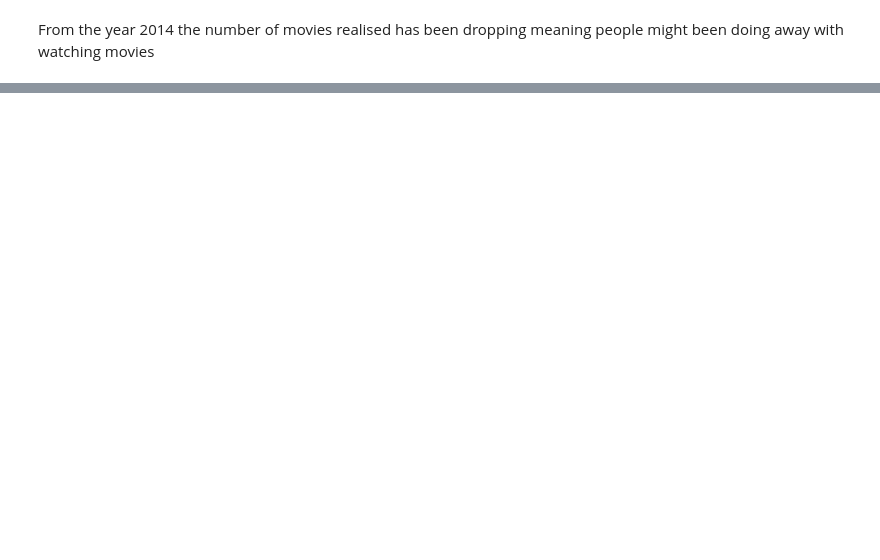
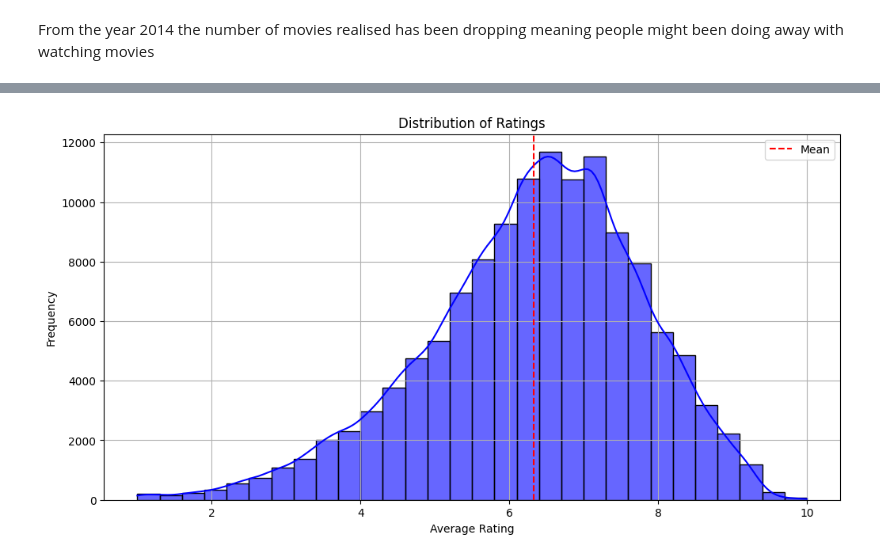
Before and after one commit to Owiti-Charles/Movie_Analysis, a Jupyter notebook: student.ipynb, the cells around one changed output, grey strips where cells are left out. Saved outputs shown, nothing was run; the diff lists cells and outputs as text; code cells hidden in the pictures; blank space fills up the shorter version.

```diff
--- a/student.ipynb
+++ b/student.ipynb
@@ -351,0 +381,13 @@ From the year 2014 the number of movies realised has been dropping meaning peopl
+# %%
+# Check the distribution of ratings
+plt.figure(figsize=(12,6))
+sns.histplot(genre_df['averagerating'], kde=True, bins=30, color='blue', alpha=0.6)
+plt.axvline(mu, color='red', linestyle='--', label='Mean')
+plt.legend()
+plt.title("Distribution of Ratings")
+plt.xlabel("Average Rating")
+plt.ylabel("Frequency")
+plt.grid()
+plt.show()
+# %% [output]
+[figure, added]
```
Also changed, not shown: parts of 14 cells of this notebook.
